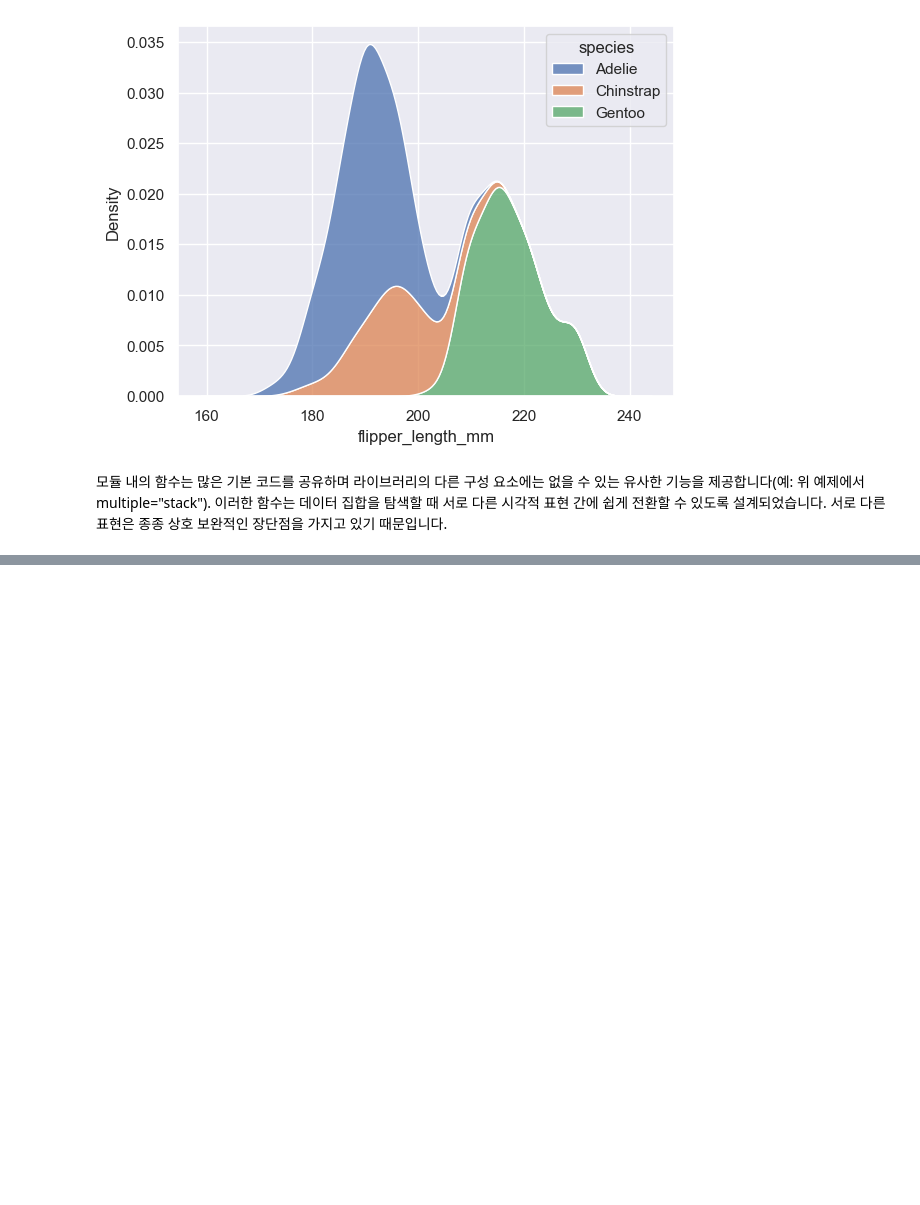
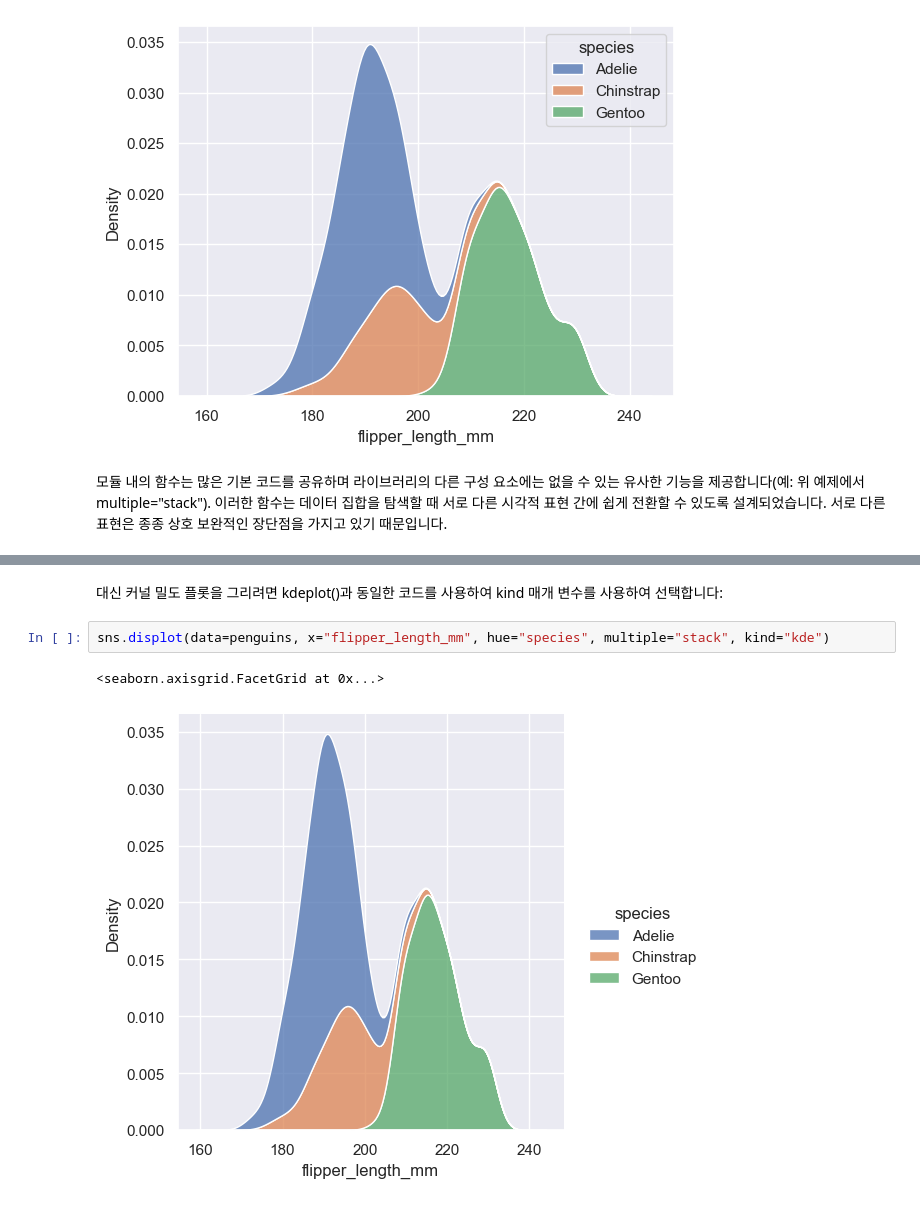
Before and after one commit to 2mook2/Seaborn_Tutorial, a Jupyter notebook: 02_Over_view_of_seaborn_plotting_functions.ipynb, the cells around one changed output, grey strips where cells are left out. Cells and saved outputs as stored; diff of their text form; blank space fills up the shorter version.

```diff
--- a/02_Over_view_of_seaborn_plotting_functions.ipynb
+++ b/02_Over_view_of_seaborn_plotting_functions.ipynb
@@ -26,0 +42,7 @@ sns.kdeplot(data=penguins, x="flipper_length_mm", hue="species", multiple="stack
+# %% [markdown]
+대신 커널 밀도 플롯을 그리려면 kdeplot()과 동일한 코드를 사용하여 kind 매개 변수를 사용하여 선택합니다:
+# %%
+sns.displot(data=penguins, x="flipper_length_mm", hue="species", multiple="stack", kind="kde")
+# %% [output]
+<seaborn.axisgrid.FacetGrid at 0x...>
+[figure, added]
```
Also changed, not shown: parts of 12 cells of this notebook.
